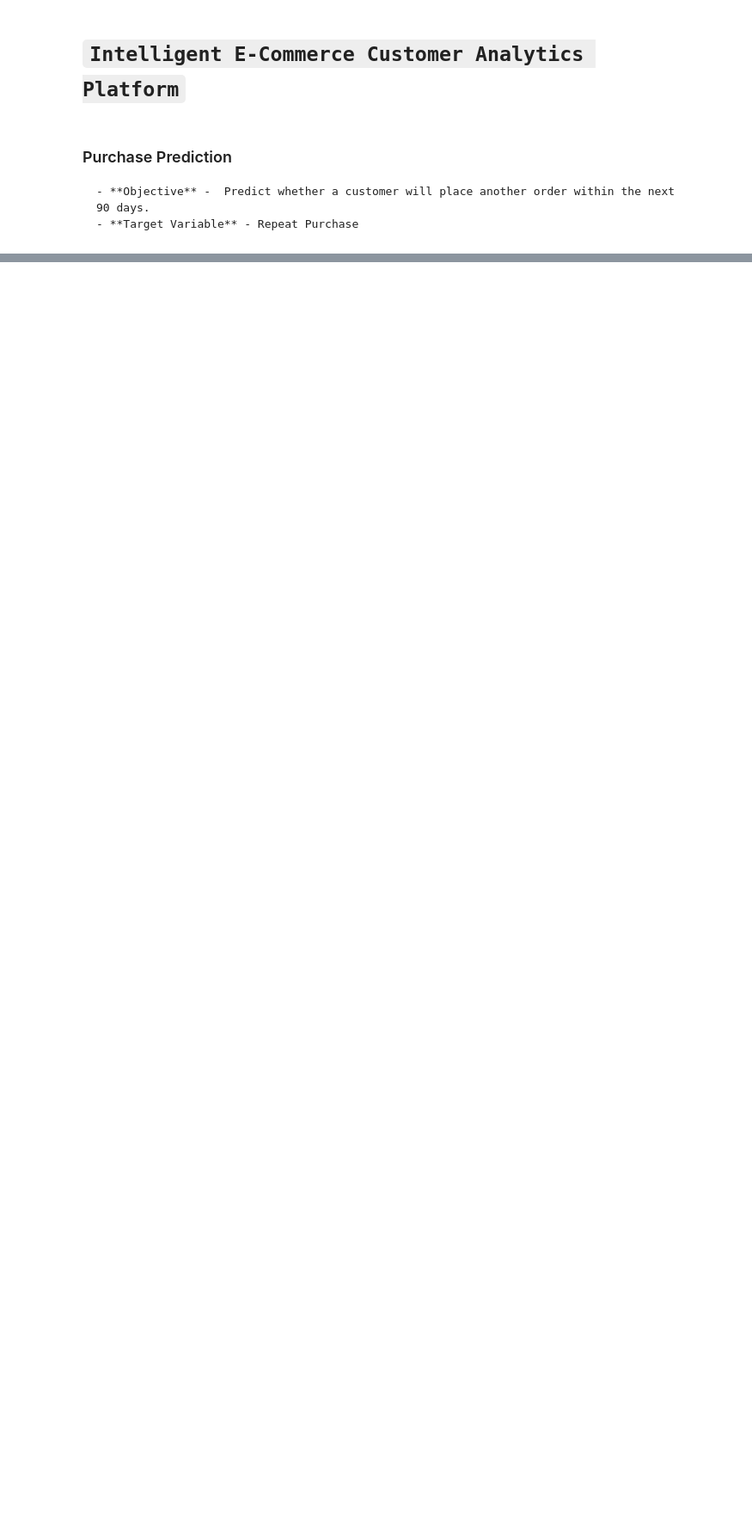
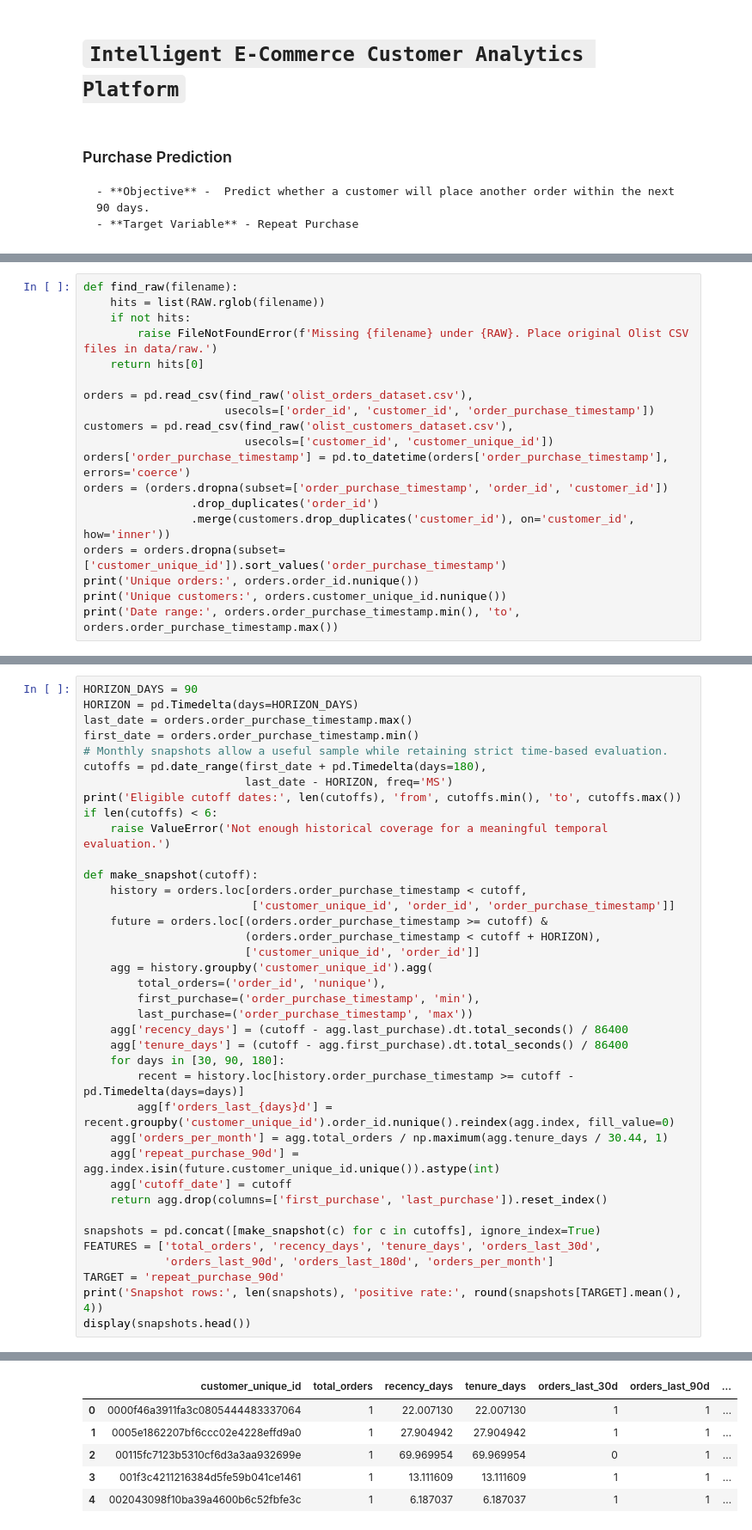
Before and after one commit to KanishkaRam/GUVI_E-Commerce-Customer-Analytics, a Jupyter notebook: notebooks/06_Purchase_Prediction.ipynb, the cells around one changed output, grey strips where cells are left out. Shown at 86% size. Drawn from its saved outputs; the diff is of its cells as text; blank space fills up the shorter version.

```diff
--- a/notebooks/06_Purchase_Prediction.ipynb
+++ b/notebooks/06_Purchase_Prediction.ipynb
@@ -914,0 +37,19 @@ plt.show()
+# %%
+def find_raw(filename):
+    hits = list(RAW.rglob(filename))
+    if not hits:
+        raise FileNotFoundError(f'Missing {filename} under {RAW}. Place original Olist CSV files in data/raw.')
+    return hits[0]
+
+orders = pd.read_csv(find_raw('olist_orders_dataset.csv'),
+                     usecols=['order_id', 'customer_id', 'order_purchase_timestamp'])
+customers = pd.read_csv(find_raw('olist_customers_dataset.csv'),
+                        usecols=['customer_id', 'customer_unique_id'])
+orders['order_purchase_timestamp'] = pd.to_datetime(orders['order_purchase_timestamp'], errors='coerce')
+orders = (orders.dropna(subset=['order_purchase_timestamp', 'order_id', 'customer_id'])
+                .drop_duplicates('order_id')
+                .merge(customers.drop_duplicates('customer_id'), on='customer_id', how='inner'))
+orders = orders.dropna(subset=['customer_unique_id']).sort_values('order_purchase_timestamp')
+print('Unique orders:', orders.order_id.nunique())
+print('Unique customers:', orders.customer_unique_id.nunique())
+print('Date range:', orders.order_purchase_timestamp.min(), 'to', orders.order_purchase_timestamp.max())
@@ -914,0 +62,39 @@ plt.show()
+# %%
+HORIZON_DAYS = 90
+HORIZON = pd.Timedelta(days=HORIZON_DAYS)
+last_date = orders.order_purchase_timestamp.max()
+first_date = orders.order_purchase_timestamp.min()
+# Monthly snapshots allow a useful sample while retaining strict time-based evaluation.
+cutoffs = pd.date_range(first_date + pd.Timedelta(days=180),
+                        last_date - HORIZON, freq='MS')
+print('Eligible cutoff dates:', len(cutoffs), 'from', cutoffs.min(), 'to', cutoffs.max())
+if len(cutoffs) < 6:
+    raise ValueError('Not enough historical coverage for a meaningful temporal evaluation.')
+
+def make_snapshot(cutoff):
+    history = orders.loc[orders.order_purchase_timestamp < cutoff,
+                         ['customer_unique_id', 'order_id', 'order_purchase_timestamp']]
+    future = orders.loc[(orders.order_purchase_timestamp >= cutoff) &
+                        (orders.order_purchase_timestamp < cutoff + HORIZON),
+                        ['customer_unique_id', 'order_id']]
+    agg = history.groupby('customer_unique_id').agg(
+        total_orders=('order_id', 'nunique'),
+        first_purchase=('order_purchase_timestamp', 'min'),
+        last_purchase=('order_purchase_timestamp', 'max'))
+    agg['recency_days'] = (cutoff - agg.last_purchase).dt.total_seconds() / 86400
+    agg['tenure_days'] = (cutoff - agg.first_purchase).dt.total_seconds() / 86400
+    for days in [30, 90, 180]:
+        recent = history.loc[history.order_purchase_timestamp >= cutoff - pd.Timedelta(days=days)]
+        agg[f'orders_last_{days}d'] = recent.groupby('customer_unique_id').order_id.nunique().reindex(agg.index, fill_value=0)
+    agg['orders_per_month'] = agg.total_orders / np.maximum(agg.tenure_days / 30.44, 1)
+    agg['repeat_purchase_90d'] = agg.index.isin(future.customer_unique_id.unique()).astype(int)
+    agg['cutoff_date'] = cutoff
+    return agg.drop(columns=['first_purchase', 'last_purchase']).reset_index()
+
+snapshots = pd.concat([make_snapshot(c) for c in cutoffs], ignore_index=True)
+FEATURES = ['total_orders', 'recency_days', 'tenure_days', 'orders_last_30d',
+            'orders_last_90d', 'orders_last_180d', 'orders_per_month']
+TARGET = 'repeat_purchase_90d'
+print('Snapshot rows:', len(snapshots), 'positive rate:', round(snapshots[TARGET].mean(), 4))
+display(snapshots.head())
+# %% [output]
@@ -914,0 +103,6 @@ plt.show()
+|  | customer_unique_id | total_orders | recency_days | tenure_days | orders_last_30d | orders_last_90d | ... |
+| 0 | 0000f46a3911fa3c0805444483337064 | 1 | 22.007130 | 22.007130 | 1 | 1 | ... |
+| 1 | 0005e1862207bf6ccc02e4228effd9a0 | 1 | 27.904942 | 27.904942 | 1 | 1 | ... |
+| 2 | 00115fc7123b5310cf6d3a3aa932699e | 1 | 69.969954 | 69.969954 | 0 | 1 | ... |
+| 3 | 001f3c4211216384d5fe59b041ce1461 | 1 | 13.111609 | 13.111609 | 1 | 1 | ... |
+| 4 | 002043098f10ba39a4600b6c52fbfe3c | 1 | 6.187037 | 6.187037 | 1 | 1 | ... |
```
Also changed, not shown: parts of 77 cells of this notebook, 15 other files.
